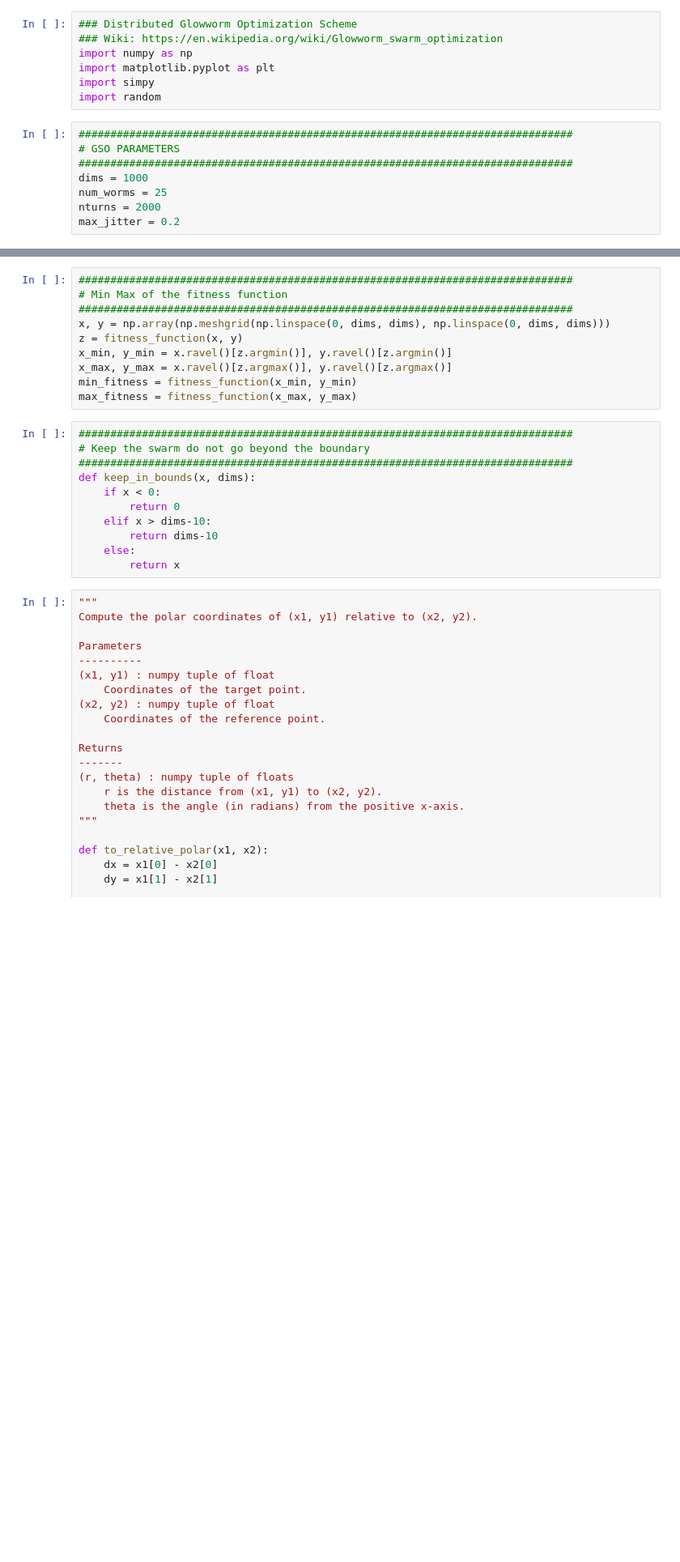
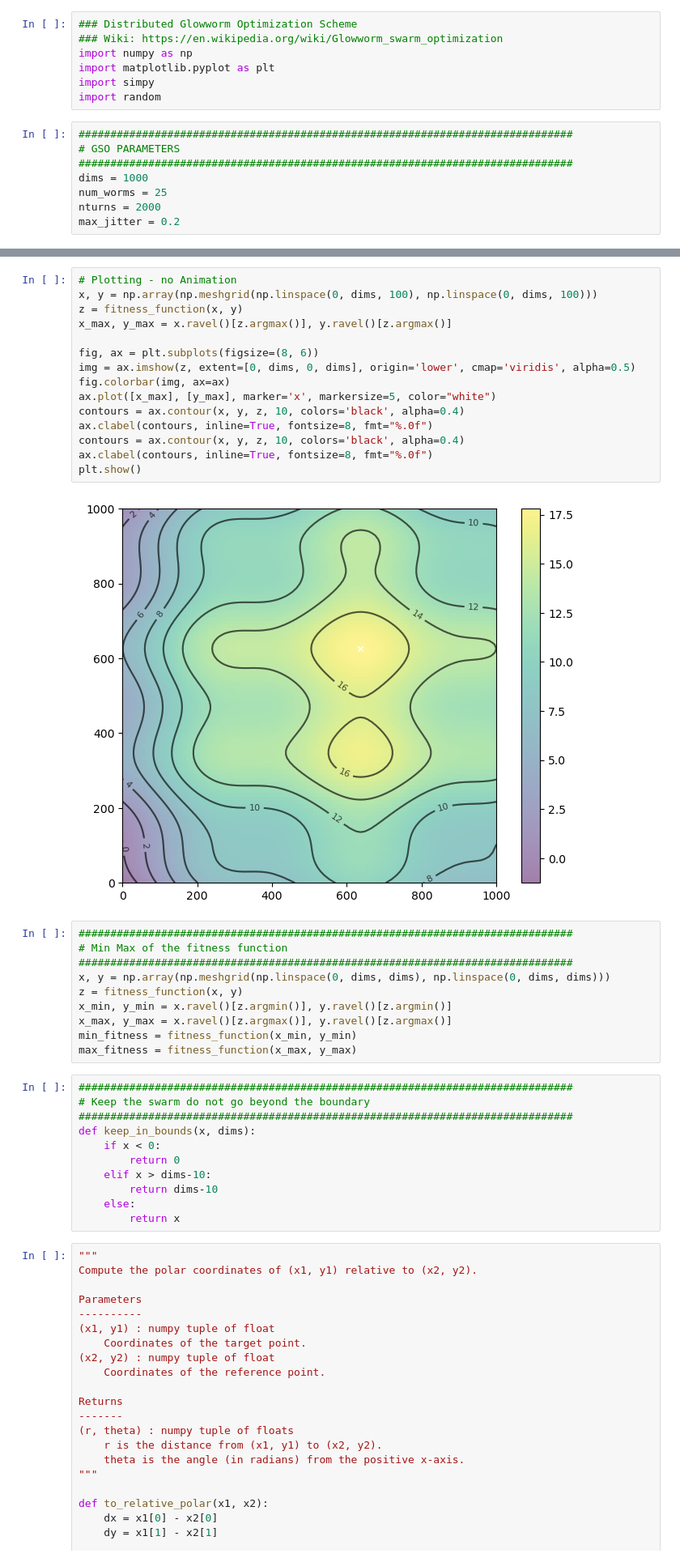
Before and after one commit to byang12/UNDERWATER_SWARM_ADHOC, a Jupyter notebook: GlowWarm-simpy.ipynb, the cells around one changed output, grey strips where cells are left out. Shown at 81% size. Cells and saved outputs as stored; diff of their text form; blank space fills up the shorter version.

```diff
--- a/GlowWarm-simpy.ipynb
+++ b/GlowWarm-simpy.ipynb
@@ -24,3 +34,20 @@ def fitness_function(xx,yy):
+# %%
+# Plotting - no Animation
+x, y = np.array(np.meshgrid(np.linspace(0, dims, 100), np.linspace(0, dims, 100)))
+z = fitness_function(x, y)
+x_max, y_max = x.ravel()[z.argmax()], y.ravel()[z.argmax()]
+
+fig, ax = plt.subplots(figsize=(8, 6))
+img = ax.imshow(z, extent=[0, dims, 0, dims], origin='lower', cmap='viridis', alpha=0.5)
+fig.colorbar(img, ax=ax)
+ax.plot([x_max], [y_max], marker='x', markersize=5, color="white")
+contours = ax.contour(x, y, z, 10, colors='black', alpha=0.4)
+ax.clabel(contours, inline=True, fontsize=8, fmt="%.0f")
+contours = ax.contour(x, y, z, 10, colors='black', alpha=0.4)
+ax.clabel(contours, inline=True, fontsize=8, fmt="%.0f")
+plt.show()
+# %% [output]
+[figure, added]
 # %%
 ##############################################################################
 # Min Max of the fitness function
```
Also changed, not shown: parts of 2 cells of this notebook.
